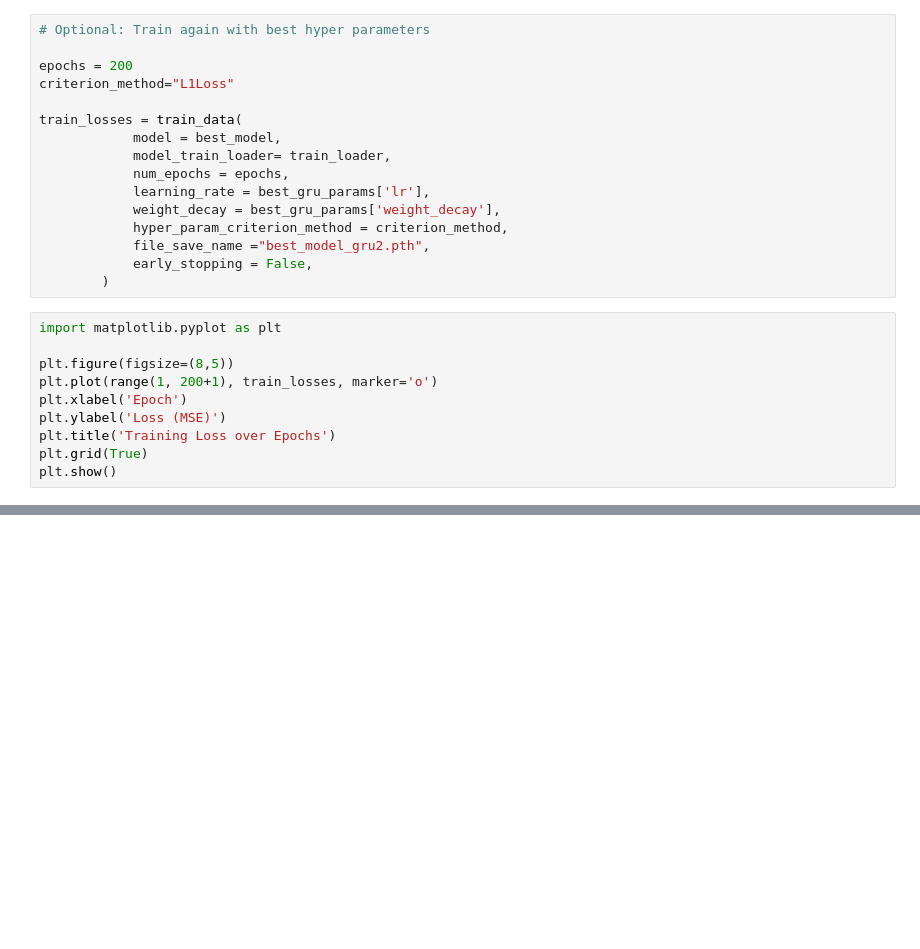
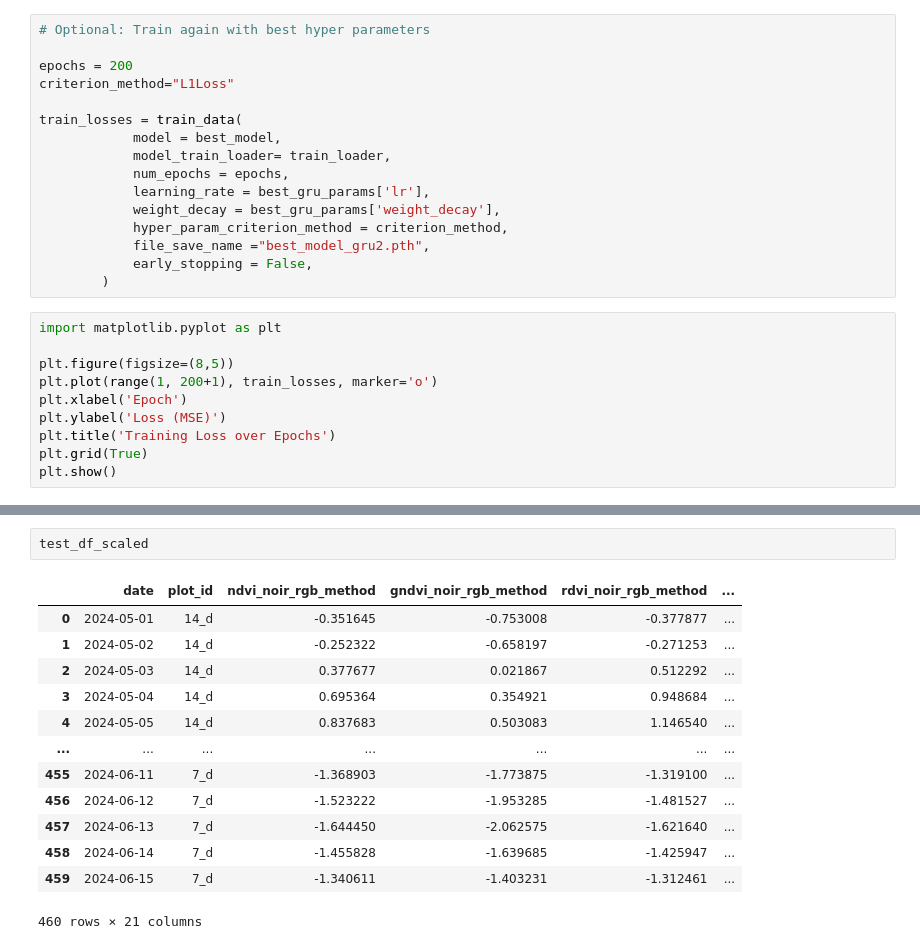
Before and after one commit to lochanamalt/IoT-data-yield-prediction, a Jupyter notebook: gru-pytorch-progressing_window_dataset_v3_only_vis.ipynb, the cells around one changed output, grey strips where cells are left out. Saved outputs shown, nothing was run; the diff lists cells and outputs as text; blank space fills up the shorter version.

```diff
--- a/gru-pytorch-progressing_window_dataset_v3_only_vis.ipynb
+++ b/gru-pytorch-progressing_window_dataset_v3_only_vis.ipynb
@@ -501 +566,17 @@ plot_mse(test_mse, total_n_days)
+# %%
+test_df_scaled
+# %% [output]
+|  | date | plot_id | ndvi_noir_rgb_method | gndvi_noir_rgb_method | rdvi_noir_rgb_method | ... |
+| 0 | 2024-05-01 | 14_d | -0.351645 | -0.753008 | -0.377877 | ... |
+| 1 | 2024-05-02 | 14_d | -0.252322 | -0.658197 | -0.271253 | ... |
+| 2 | 2024-05-03 | 14_d | 0.377677 | 0.021867 | 0.512292 | ... |
+| 3 | 2024-05-04 | 14_d | 0.695364 | 0.354921 | 0.948684 | ... |
+| 4 | 2024-05-05 | 14_d | 0.837683 | 0.503083 | 1.146540 | ... |
+| ... | ... | ... | ... | ... | ... | ... |
+| 455 | 2024-06-11 | 7_d | -1.368903 | -1.773875 | -1.319100 | ... |
+| 456 | 2024-06-12 | 7_d | -1.523222 | -1.953285 | -1.481527 | ... |
+| 457 | 2024-06-13 | 7_d | -1.644450 | -2.062575 | -1.621640 | ... |
+| 458 | 2024-06-14 | 7_d | -1.455828 | -1.639685 | -1.425947 | ... |
+| 459 | 2024-06-15 | 7_d | -1.340611 | -1.403231 | -1.312461 | ... |
+460 rows × 21 columns
 # %%
```
Also changed, not shown: parts of 13 cells of this notebook, 1 other file.
